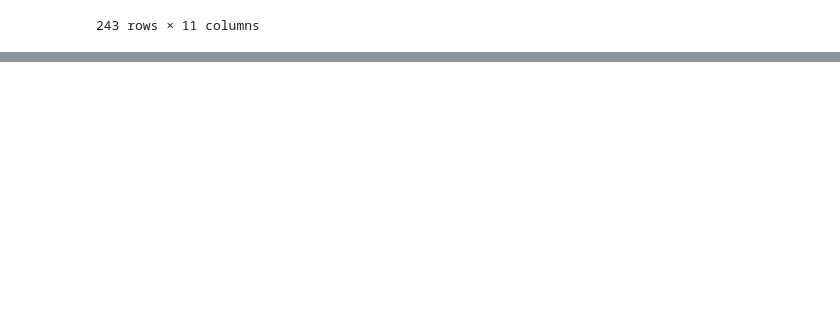
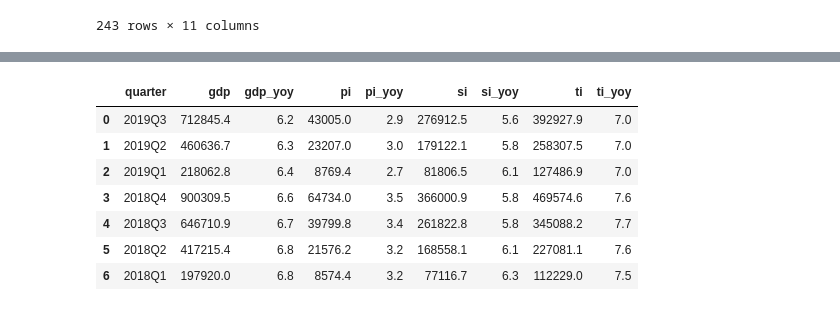
Before and after one commit to bizeasy17/investtrack, a Jupyter notebook: jupyternb/Machine Learning Foundations.ipynb, the cells around one changed output, grey strips where cells are left out. Saved outputs shown, nothing was run; the diff lists cells and outputs as text; code cells hidden in the pictures; blank space fills up the shorter version.

```diff
--- a/jupyternb/Machine Learning Foundations.ipynb
+++ b/jupyternb/Machine Learning Foundations.ipynb
@@ -287,0 +327,12 @@ df
+# %%
+df = pro.cn_gdp(start_q='2018Q1', end_q='2019Q3')
+df
+# %% [output]
+|  | quarter | gdp | gdp_yoy | pi | pi_yoy | si | si_yoy | ti | ti_yoy |
+| 0 | 2019Q3 | 712845.4 | 6.2 | 43005.0 | 2.9 | 276912.5 | 5.6 | 392927.9 | 7.0 |
+| 1 | 2019Q2 | 460636.7 | 6.3 | 23207.0 | 3.0 | 179122.1 | 5.8 | 258307.5 | 7.0 |
+| 2 | 2019Q1 | 218062.8 | 6.4 | 8769.4 | 2.7 | 81806.5 | 6.1 | 127486.9 | 7.0 |
+| 3 | 2018Q4 | 900309.5 | 6.6 | 64734.0 | 3.5 | 366000.9 | 5.8 | 469574.6 | 7.6 |
+| 4 | 2018Q3 | 646710.9 | 6.7 | 39799.8 | 3.4 | 261822.8 | 5.8 | 345088.2 | 7.7 |
+| 5 | 2018Q2 | 417215.4 | 6.8 | 21576.2 | 3.2 | 168558.1 | 6.1 | 227081.1 | 7.6 |
+| 6 | 2018Q1 | 197920.0 | 6.8 | 8574.4 | 3.2 | 77116.7 | 6.3 | 112229.0 | 7.5 |
```
Also changed, not shown: parts of 9 cells of this notebook, 4 other files.
